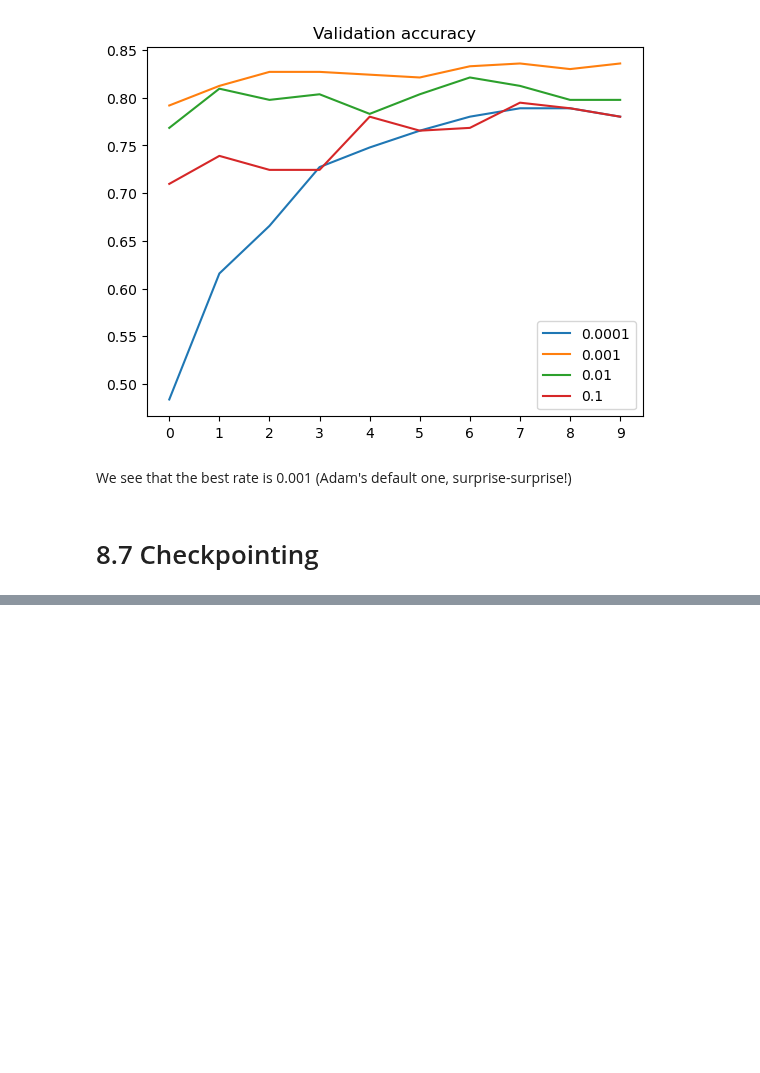
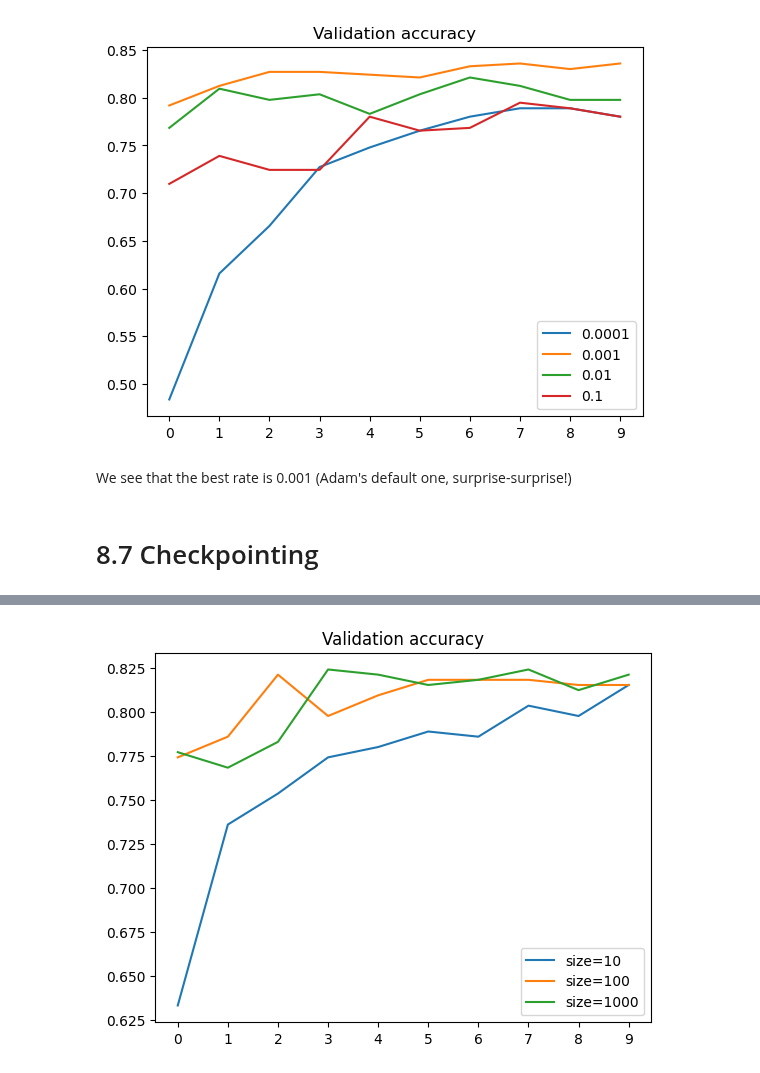
Before and after one commit to aaalexlit/machine-learning-zoomcamp-alex, a Jupyter notebook: 08-deep-learning/ml-zoomcamp-clothing-classification.ipynb, the cells around one changed output, grey strips where cells are left out. Drawn from its saved outputs; the diff is of its cells as text; code cells hidden in the pictures; blank space fills up the shorter version.

```diff
--- a/08-deep-learning/ml-zoomcamp-clothing-classification.ipynb
+++ b/08-deep-learning/ml-zoomcamp-clothing-classification.ipynb
@@ -428,0 +506,10 @@ Epoch 10/10
+# %%
+for size, history in scores.items():
+    plt.plot(history['val_accuracy'], label=f'size={size}')
+
+
+plt.title('Validation accuracy')
+plt.xticks(range(10))
+plt.legend();
+# %% [output]
+[figure, added]
```
Also changed, not shown: parts of 4 cells of this notebook.
